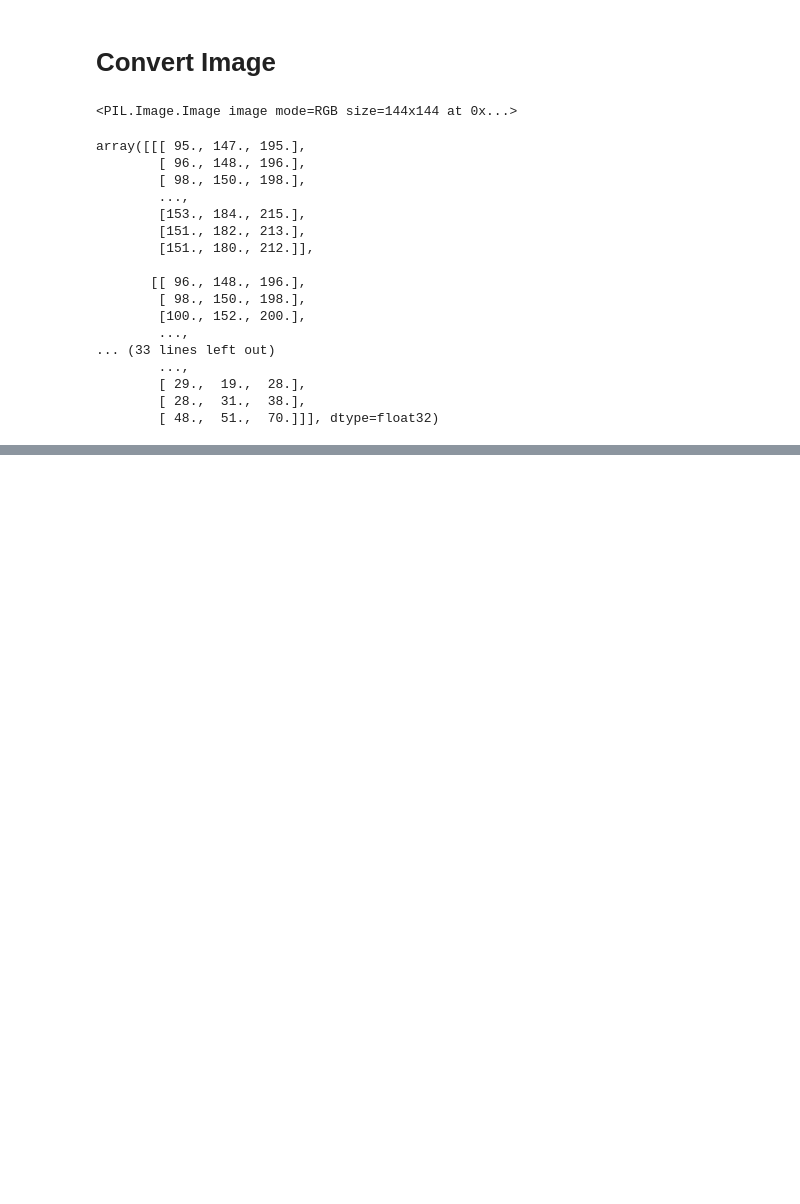
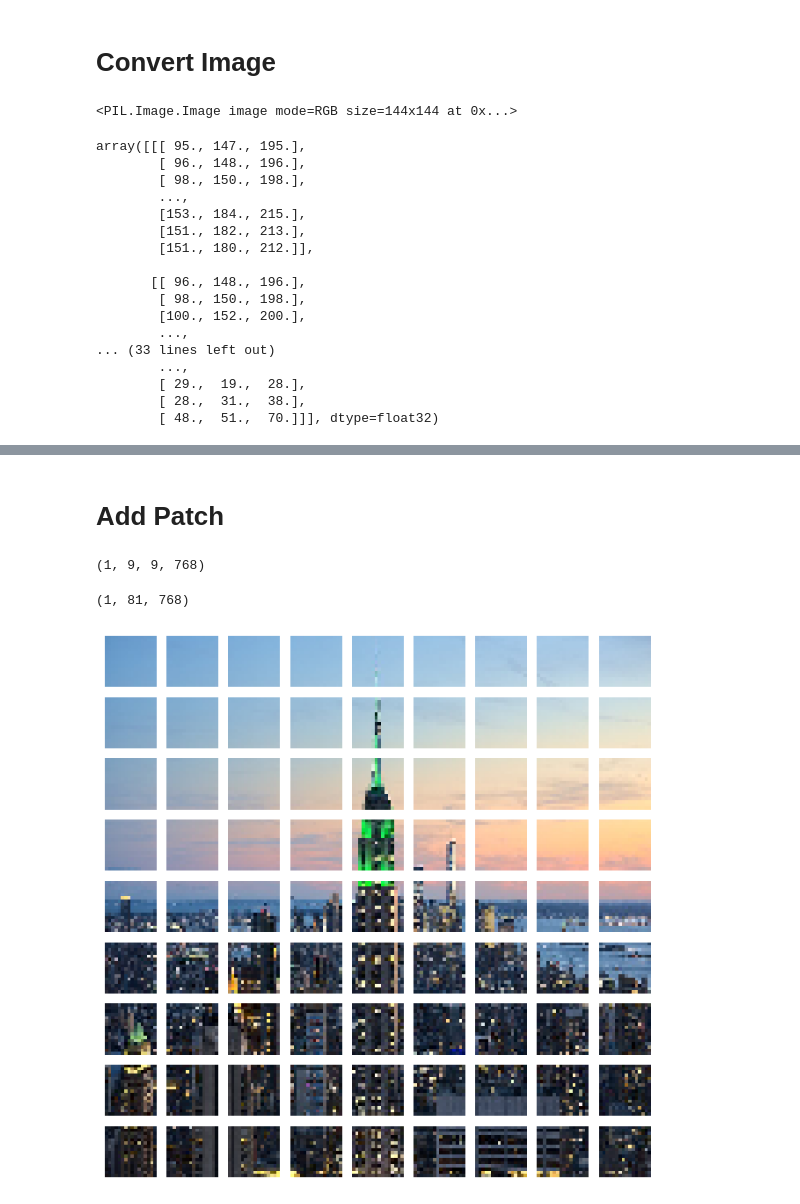
Before and after one commit to Mahdi-Miri/VIT, a Jupyter notebook: Vit.ipynb, the cells around one changed output, grey strips where cells are left out. Drawn from its saved outputs; the diff is of its cells as text; code cells hidden in the pictures; blank space fills up the shorter version.

Commit message:
Patches

```diff
--- a/Vit.ipynb
+++ b/Vit.ipynb
@@ -65,3 +65,5 @@ array([[[ 95., 147., 195.],
         [ 29.,  19.,  28.],
         [ 28.,  31.,  38.],
         [ 48.,  51.,  70.]]], dtype=float32)
+# %%
+ImageArray = ImageArray[tf.newaxis, ...]
@@ -67,0 +74,25 @@ array([[[ 95., 147., 195.],
+# %% [markdown]
+# Add Patch
+# %%
+patches = tf.image.extract_patches(ImageArray ,sizes = [1,16,16,1],strides =[1,16,16,1],rates = [1,1,1,1],padding = "VALID" )
+# %%
+print(patches.shape)
+# %% [output]
+(1, 9, 9, 768)
+# %%
+patches = tf.reshape(patches,shape=(tf.shape(patches)[0],-1,16*16*3))
+# %%
+print(patches.shape)
+# %% [output]
+(1, 81, 768)
+# %%
+n = int(np.sqrt(patches.shape[1]))
+plt.figure(figsize = (8,8))
+
+for i , patch in enumerate(patches[0]):
+  ax = plt.subplot(n,n,i+1)
+  patch_img = tf.reshape(patch,(16,16,3))
+  plt.imshow(patch_img.numpy().astype("uint8"))
+  plt.axis('off')
+# %% [output]
+[figure, added]
```
Also changed, not shown: parts of 1 cell of this notebook.
